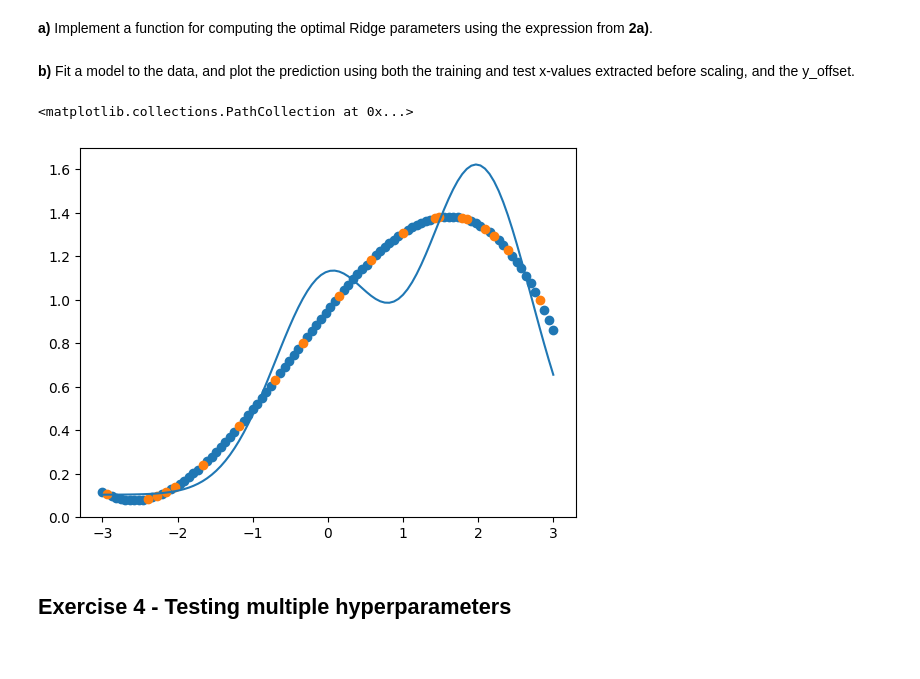
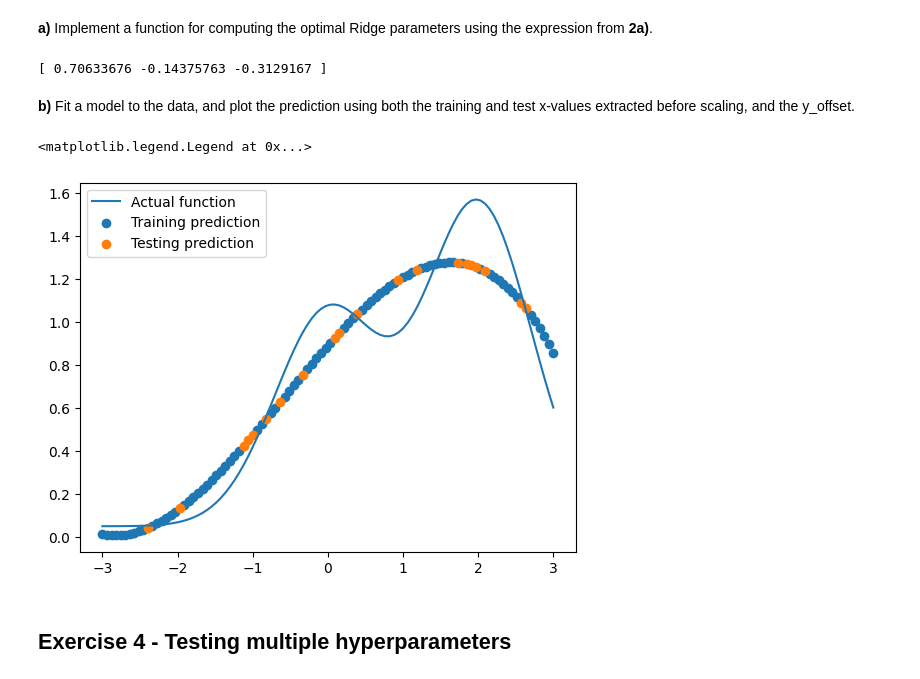
Before and after one commit to EiHol/FYSSTK3155, a Jupyter notebook: Week36/Notebook_W36.ipynb, the cells around one changed output. Drawn from its saved outputs; the diff is of its cells as text; code cells hidden in the pictures.

Commit message:
Progress on exercises week 36. Fixed intercept=T/F for polynomial_features function

```diff
--- a/Week36/Notebook_W36.ipynb
+++ b/Week36/Notebook_W36.ipynb
@@ -101,16 +113,18 @@ y = np.exp(-x**2) + 1.5 * np.exp(-(x-2)**2) + np.random.normal(0, 0.1)
 # %%
 def polynomial_features(x, p, intercept=False):
     n = len(x)
-    X = np.zeros((n, p + 1))
 
-    # Only include the intercept column if the itnercept argument is True
+    # Only include the intercept column if the itnercept argumenSt is True
     if intercept:
-        k = 0
+        X = np.zeros((n, p + 1))
+
+        for i in range(p + 1):
+            X[:, i] = x**i
+
     else:
-        k = 1
+        X = np.zeros((n, p))
 
-    # Iterate over the number of
-    for i in range(k, p + 1):
-        X[:, i] = x**i
+        for i in range(1, p + 1):
+            X[:, i - 1] = x**i
 
     return X
@@ -117,9 +138,10 @@ def polynomial_features(x, p, intercept=False):
 # %% [markdown]
 **b)** Split your data into training and test data(80/20 split)
 # %%
-X = polynomial_features(x, 3)
+X = polynomial_features(x, 3, intercept=False)
 # %%
-X_train, X_test, y_train, y_test = train_test_split(X, y, test_size=0.2)
+# Splitting data into training and testing data, 80/20 training/testing
+X_train, X_test, y_train, y_test = train_test_split(X, y, test_size=0.20, random_state=1)
 x_train = X_train[:, 0] # These are used for plotting
 x_test = X_test[:, 0] # These are used for plotting
 # %% [markdown]
@@ -135,20 +157,25 @@ y_offset = np.mean(y_train)
 # %% [markdown]
 **a)** Implement a function for computing the optimal Ridge parameters using the expression from **2a)**.
 # %%
-def Ridge_parameters(X, y):
+def Ridge_parameters(X, y, L):
     # Assumes X is scaled and has no intercept column
-    return np.linalg.inv(X.T @ X) @ X.T @ y
+    return np.linalg.pinv(X.T @ X + L * np.eye(X.shape[1])) @ X.T @ y
 
-beta = Ridge_parameters(X_train_s, y_train)
+beta = Ridge_parameters(X_train_s, y_train, 1)
+print(beta)
+# %% [output]
+[ 0.70633676 -0.14375763 -0.3129167 ]
 # %% [markdown]
 **b)** Fit a model to the data, and plot the prediction using both the training and test x-values extracted before scaling, and the y_offset.
 # %%
-plt.plot(x, y)
-plt.scatter(x_train, X_train_s @ beta + y_offset)
-plt.scatter(x_test, X_test_s @ beta + y_offset)
+plt.plot(x, y, label="Actual function")
+
+plt.scatter(x_train, X_train_s @ beta + y_offset, label="Training prediction")
+plt.scatter(x_test, X_test_s @ beta + y_offset, label="Testing prediction")
+plt.legend()
 # %% [output]
-<matplotlib.collections.PathCollection at 0x...>
+<matplotlib.legend.Legend at 0x...>
-[figure, old version]
+[figure, new version]
 # %% [markdown]
 ## Exercise 4 - Testing multiple hyperparameters
 # %% [markdown]
```
Also changed, not shown: parts of 9 cells of this notebook, 2 other files.
